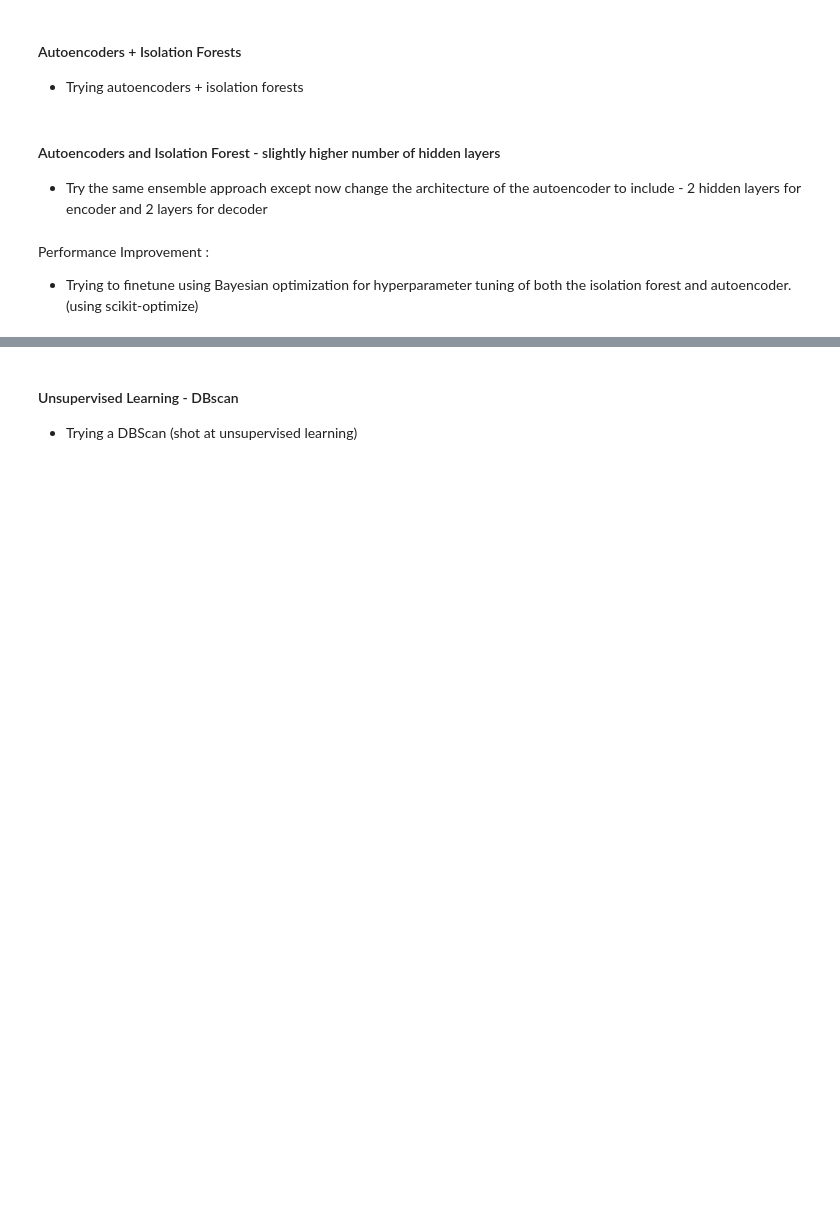
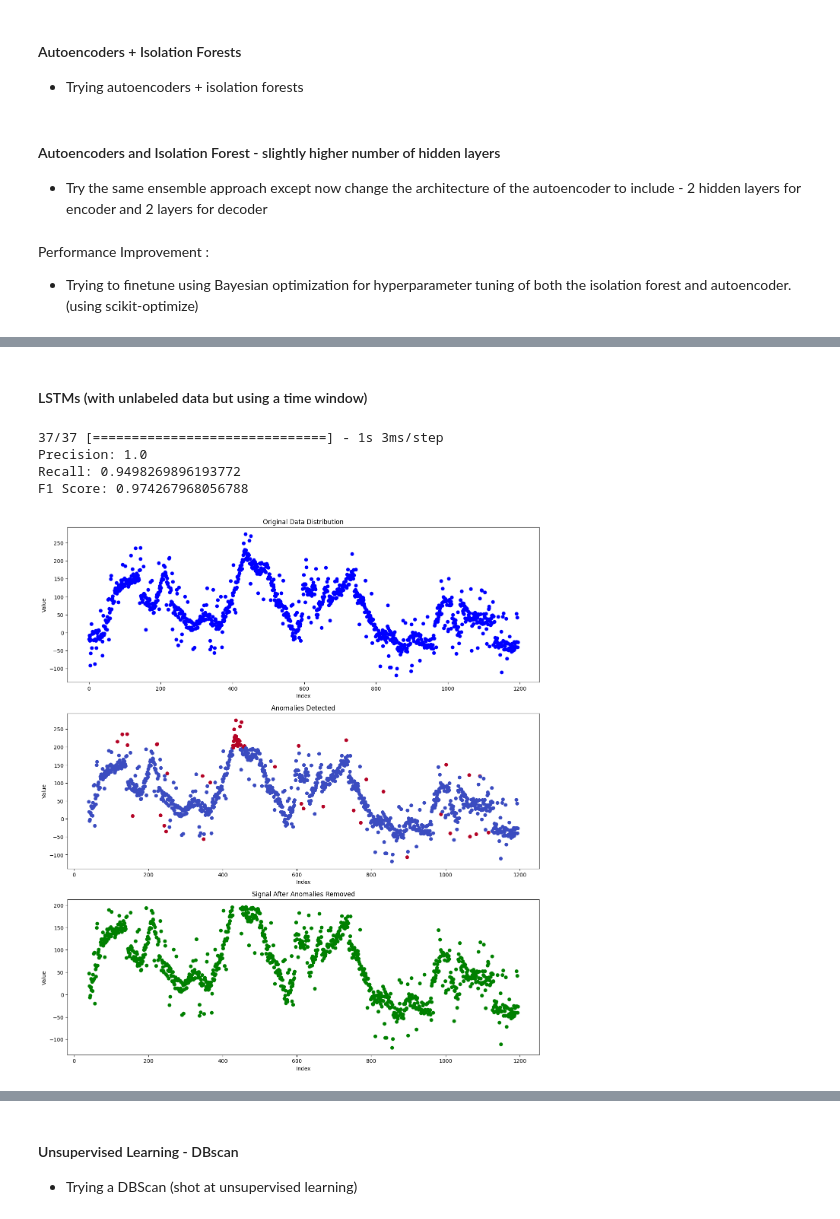
Before and after one commit to TitasDas/dozee, a Jupyter notebook: Assignment_2.ipynb, the cells around one changed output, grey strips where cells are left out. Cells and saved outputs as stored; diff of their text form; code cells hidden in the pictures; blank space fills up the shorter version.

Commit message:
final submission - only optimize the methods if needed

```diff
--- a/Assignment_2.ipynb
+++ b/Assignment_2.ipynb
@@ -1085,0 +1140,74 @@ plt.show()
+# %% [markdown]
+#### LSTMs (with unlabeled data but using a time window)
+# %%
+import numpy as np
+import tensorflow as tf
+from sklearn.metrics import precision_score, recall_score, f1_score
+import matplotlib.pyplot as plt
+
+# Generate synthetic data
+# array_with_outliers = generate_trend_with_outliers()
+true_outliers = np.zeros_like(array_with_outliers)  # Assuming you have a way to generate true labels
+
+# Reshape data for LSTM
+window_size = 40
+X = []
+for i in range(len(array_with_outliers) - window_size):
+    X.append(array_with_outliers[i:i + window_size])
+X = np.array(X)
+X = np.reshape(X, (X.shape[0], X.shape[1], 1))
+
+# Define LSTM model
+model = tf.keras.Sequential([
+    tf.keras.layers.LSTM(50, return_sequences=True, input_shape=(X.shape[1], 1)),
+    tf.keras.layers.LSTM(50),
+    tf.keras.layers.Dense(1)
+])
+model.compile(optimizer='adam', loss='mse')
+
+# Train model
+model.fit(X, array_with_outliers[window_size:], epochs=50, batch_size=16, verbose=0)
+
+# Predict and calculate reconstruction error
+predicted = model.predict(X)
+mse = np.mean(np.square(predicted - array_with_outliers[window_size:].reshape(-1, 1)), axis=1)
+pred_lstm = (mse > np.percentile(mse, 95)).astype(int)
+
+# Calculate metrics
+precision_lstm = precision_score(true_outliers[window_size:], pred_lstm, average='weighted')
+recall_lstm = recall_score(true_outliers[window_size:], pred_lstm, average='weighted')
+f1_lstm = f1_score(true_outliers[window_size:], pred_lstm, average='weighted')
+
+print(f"Precision: {precision_lstm}")
+print(f"Recall: {recall_lstm}")
+print(f"F1 Score: {f1_lstm}")
+
+# Plotting
+fig, axs = plt.subplots(3, 1, figsize=(16, 18))
+
+# Plot original data
+axs[0].scatter(range(len(array_with_outliers)), array_with_outliers, c='blue')
+axs[0].set_title('Original Data Distribution')
+axs[0].set_xlabel('Index')
+axs[0].set_ylabel('Value')
+
+# Plot anomalies detected
+axs[1].scatter(range(window_size, len(array_with_outliers)), array_with_outliers[window_size:], c=pred_lstm, cmap='coolwarm')
+axs[1].set_title('Anomalies Detected')
+axs[1].set_xlabel('Index')
+axs[1].set_ylabel('Value')
+
+# Plot signal after anomalies have been removed
+cleaned_signal = np.array([array_with_outliers[i] if pred_lstm[i-window_size]==0 else np.nan for i in range(window_size, len(array_with_outliers))])
+axs[2].scatter(range(window_size, len(cleaned_signal) + window_size), cleaned_signal, c='green')
+axs[2].set_title('Signal After Anomalies Removed')
+axs[2].set_xlabel('Index')
+axs[2].set_ylabel('Value')
+
+plt.show()
+# %% [output]
+37/37 [==============================] - 1s 3ms/step
+Precision: 1.0
+Recall: 0.9498269896193772
+F1 Score: 0.974267968056788
+[figure, added]
```
Also changed, not shown: parts of 27 cells of this notebook.
